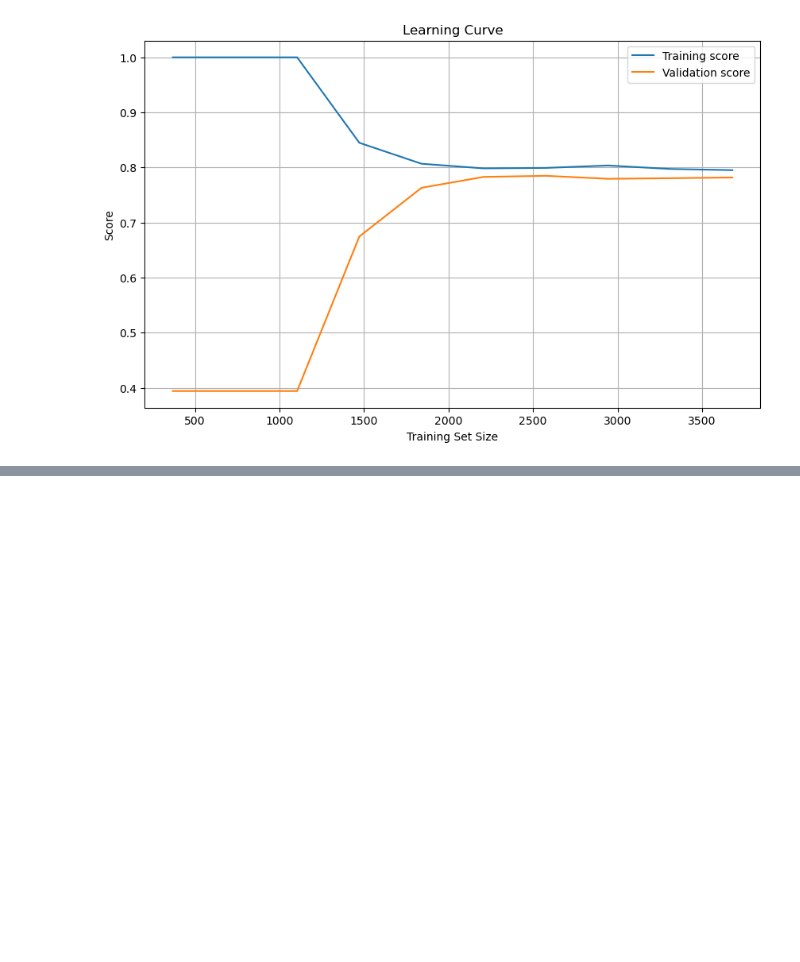
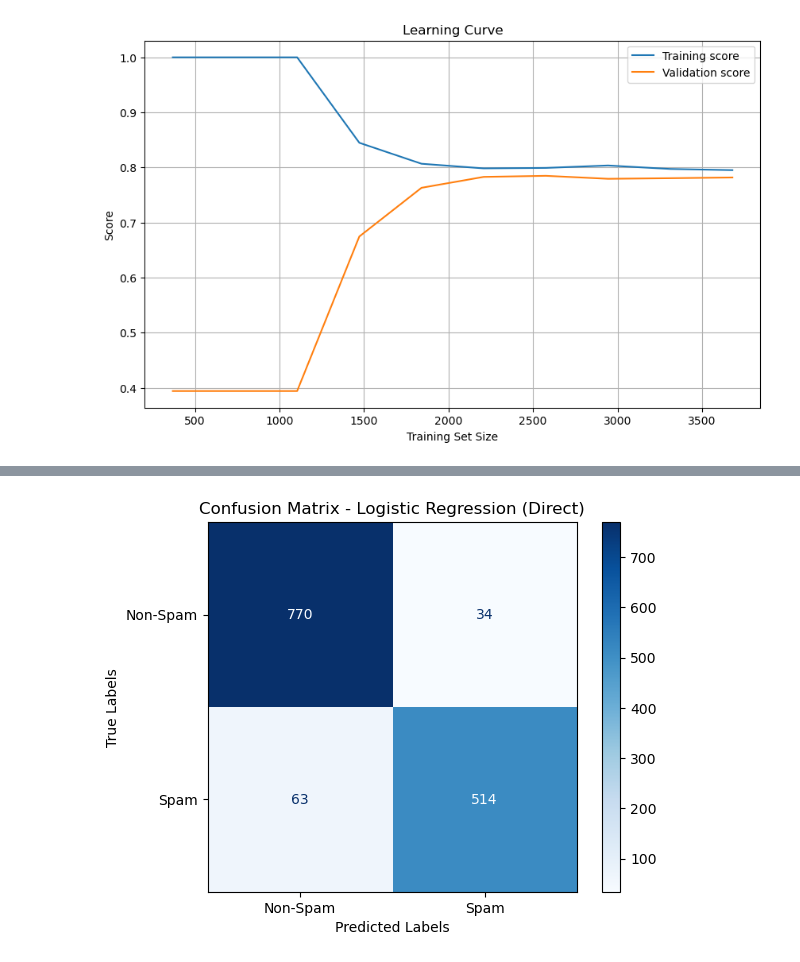
Before and after one commit to AyaCh21/Spam-Email, a Jupyter notebook: Test.ipynb, the cells around one changed output, grey strips where cells are left out. Cells and saved outputs as stored; diff of their text form; code cells hidden in the pictures; blank space fills up the shorter version.

Commit message:
Logistic regression v1

```diff
--- a/Test.ipynb
+++ b/Test.ipynb
@@ -1017,2 +1022,19 @@ AUC Score: 0.9619
 Best Parameters found by GridSearchCV:
 {'var_smoothing': 1e-09}
+# %%
+# Standardizing the features using RobustScaler
+scaler = RobustScaler()
+X_train_scaled = scaler.fit_transform(X_train)
+X_test_scaled = scaler.transform(X_test)
+
+# Logistic Regression Model
+log_reg = LogisticRegression(max_iter=1000, random_state=42)
+log_reg.fit(X_train_scaled, y_train)
+
+# Predictions
+y_pred = log_reg.predict(X_test_scaled)
+
+# Evaluation
+print("\nLogistic Regression Results:")
+print("Accuracy:", accuracy_score(y_test, y_pred))
+print("\nClassification Report:\n", classification_report(y_test, y_pred))
@@ -1018,0 +1054,11 @@ Best Parameters found by GridSearchCV:
+# %%
+# Confusion Matrix for Logistic Regression (Direct)
+cm_direct = confusion_matrix(y_test, y_pred)
+disp_direct = ConfusionMatrixDisplay(confusion_matrix=cm_direct, display_labels=["Non-Spam", "Spam"])
+disp_direct.plot(cmap=plt.cm.Blues)
+plt.title("Confusion Matrix - Logistic Regression (Direct)")
+plt.xlabel("Predicted Labels")
+plt.ylabel("True Labels")
+plt.show()
+# %% [output]
+[figure, added]
```
Also changed, not shown: parts of 13 cells of this notebook.
